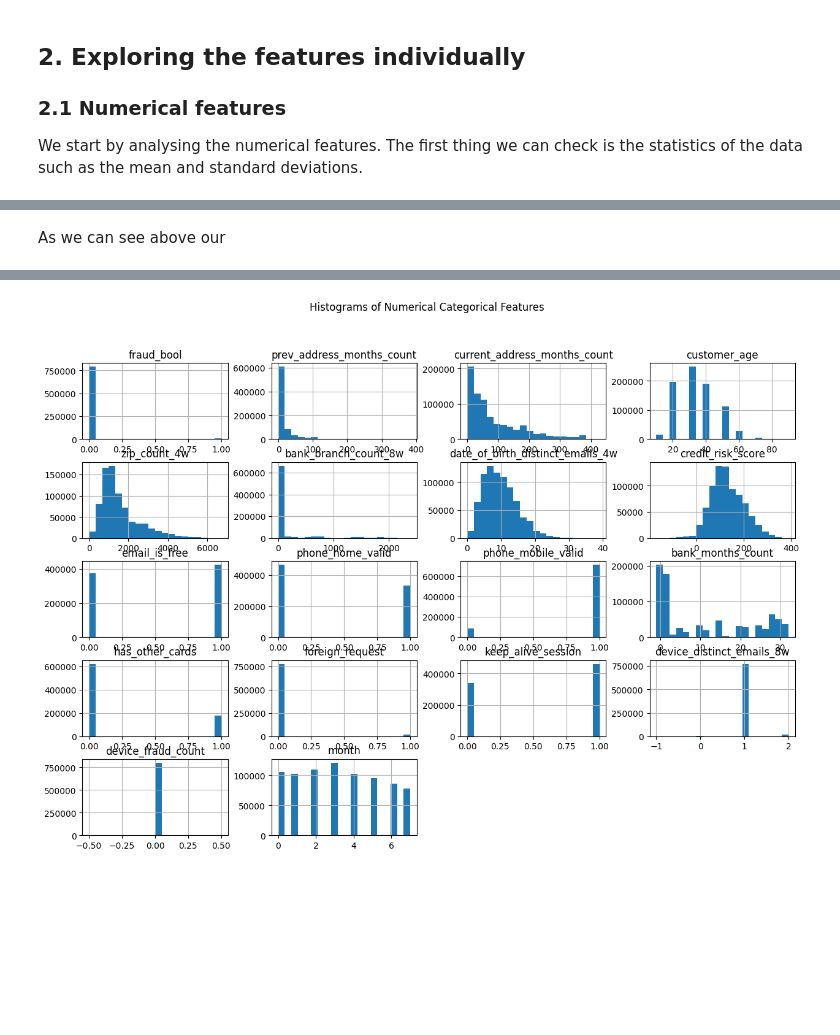
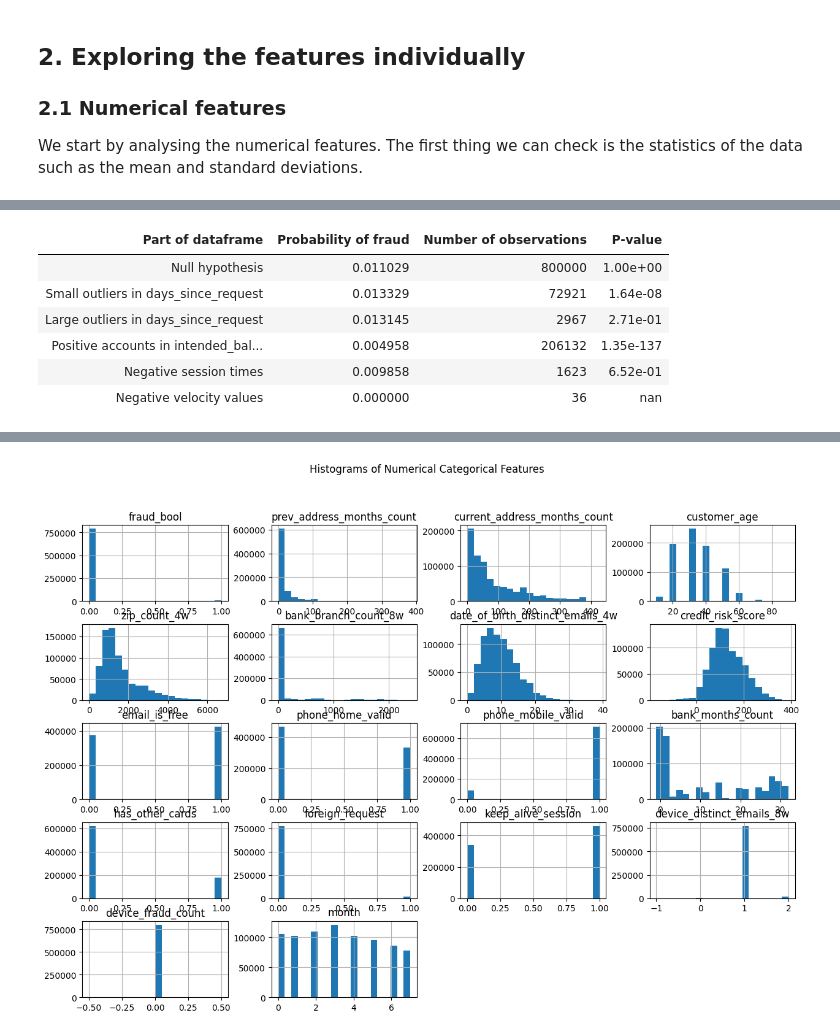
Before and after one commit to AlbinFranzen/Bank-Fraud-Detection, a Jupyter notebook: EDA.ipynb, the cells around one changed output, grey strips where cells are left out. Cells and saved outputs as stored; diff of their text form; code cells hidden in the pictures; blank space fills up the shorter version.

```diff
--- a/EDA.ipynb
+++ b/EDA.ipynb
@@ -174,2 +165,63 @@ Finally the session length in minutes also appears to be exponentially distribut
-# %% [markdown]
-As we can see above our
+# %%
+# Calculate the null hypthesis
+null_counts = train_df['fraud_bool'].value_counts()
+null_p = null_counts[1] / null_counts.sum()
+
+# Calculate the hypothesis probability for small outliers in days_since_request
+Q1 = train_df['days_since_request'].quantile(0.25)
+Q3 = train_df['days_since_request'].quantile(0.75)
+IQR = Q3 - Q1
+upper_bound = Q3 + 1.5 * IQR
+
+days_small_outliers = train_df[(train_df['days_since_request'] > upper_bound) & (train_df['days_since_request'] < 50)]
+days_small_outliers_counts = days_small_outliers['fraud_bool'].value_counts()
+days_small_outliers_p = days_small_outliers_counts[1] / days_small_outliers_counts.sum()
+_, days_small_p_value = sm.stats.proportions_ztest([null_counts[1], days_small_outliers_counts[1]], [null_counts.sum(), days_small_outliers_counts.sum()])
+
+# Calculate the hypothesis probability for large outliers in days_since_request
+days_large_outliers = train_df[train_df['days_since_request'] > 50]
+days_large_outliers_counts = days_large_outliers['fraud_bool'].value_counts()
+days_large_outliers_p = days_large_outliers_counts[1] / days_large_outliers_counts.sum()
+_, days_large_p_value = sm.stats.proportions_ztest([null_counts[1], days_large_outliers_counts[1]], [null_counts.sum(), days_large_outliers_counts.sum()])
+
+# Calculate the hypothesis probability for people who have a positive intended_balcon_amount
+balcon = train_df[train_df['intended_balcon_amount'] > 0]
+balcon_counts = balcon['fraud_bool'].value_counts()
+balcon_p = balcon_counts[1] / balcon_counts.sum()
+_, balcon_p_value = sm.stats.proportions_ztest([null_counts[1], balcon_counts[1]], [null_counts.sum(), balcon_counts.sum()])
+
+# Calculate the hypothesis probability for negative values of session_length_in_minutes
+session = train_df[train_df['session_length_in_minutes'] < 0]
+session_counts = session['fraud_bool'].value_counts()
+session_p = session_counts[1] / session_counts.sum()
+_, session_p_value = sm.stats.proportions_ztest([null_counts[1], session_counts[1]], [null_counts.sum(), session_counts.sum()])
+
+# Calculate the hypothesis probability for negative values in velocity_6w
+
+velocity = train_df[train_df['velocity_6h'] < 0]
+velocity_counts = velocity['fraud_bool'].value_counts()
+velocity_p = velocity_counts.get(1, 0) / (velocity_counts.get(1, 0) + velocity_counts.get(0, 0))
+velocity_p_value = None
+
+# Print the hypothesis values
+hypothesis_df = pd.DataFrame({
+    'Part of dataframe': ['Null hypothesis', 'Small outliers in days_since_request', 'Large outliers in days_since_request',
+                          'Positive accounts in intended_balcon_amount', 'Negative session times', 'Negative velocity values'],
+    'Probability of fraud': [null_p, days_small_outliers_p, days_large_outliers_p, balcon_p, session_p, velocity_p],
+    'Number of observations': [null_counts.sum(), days_small_outliers_counts.sum(), days_large_outliers_counts.sum(),
+                               balcon_counts.sum(), session_counts.sum(), velocity_counts.sum()],
+    'P-value': [1, days_small_p_value, days_large_p_value, balcon_p_value, session_p_value, None]
+})
+
+# Styling
+hypothesis_df.style.format({
+    'P-value': '{:.2e}'.format
+}).hide(axis='index')
+# %% [output]
+| Part of dataframe | Probability of fraud | Number of observations | P-value |
+| Null hypothesis | 0.011029 | 800000 | 1.00e+00 |
+| Small outliers in days_since_request | 0.013329 | 72921 | 1.64e-08 |
+| Large outliers in days_since_request | 0.013145 | 2967 | 2.71e-01 |
+| Positive accounts in intended_bal... | 0.004958 | 206132 | 1.35e-137 |
+| Negative session times | 0.009858 | 1623 | 6.52e-01 |
+| Negative velocity values | 0.000000 | 36 | nan |
```
Also changed, not shown: parts of 14 cells of this notebook.
